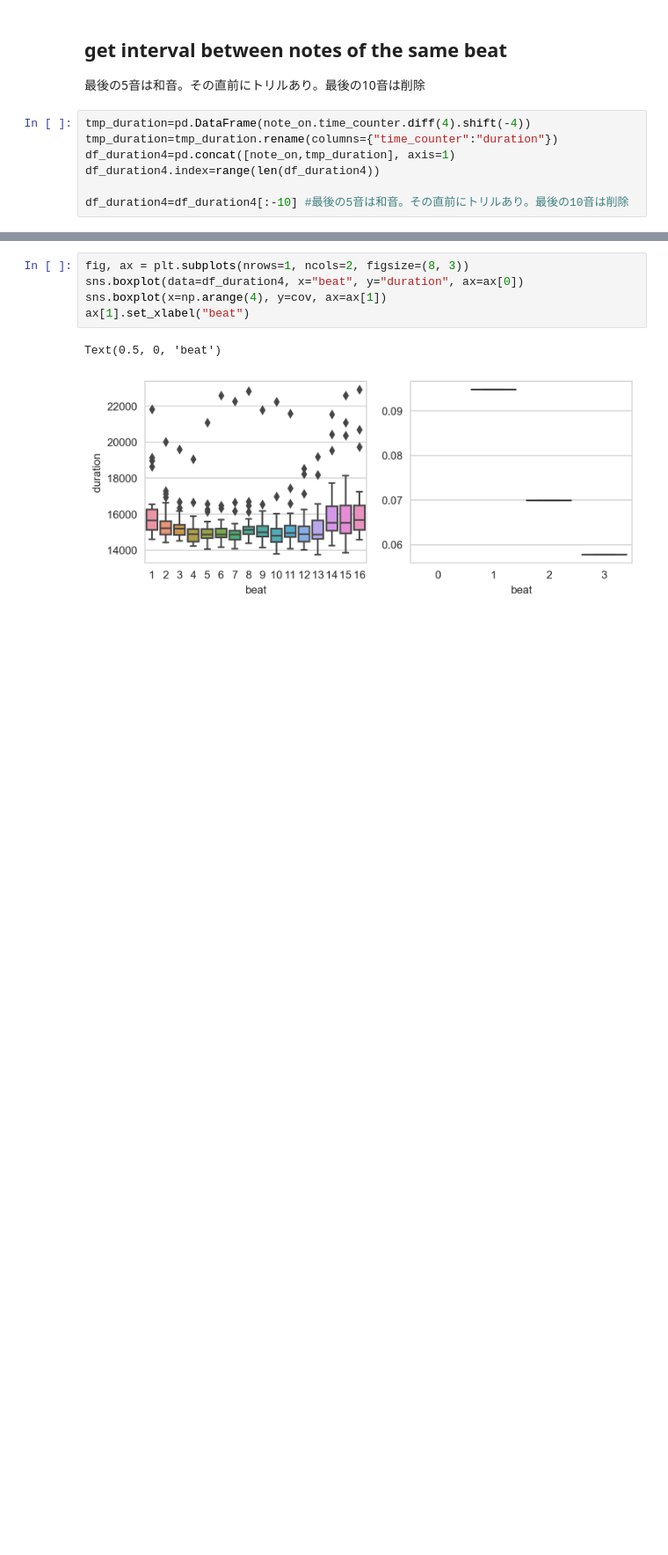
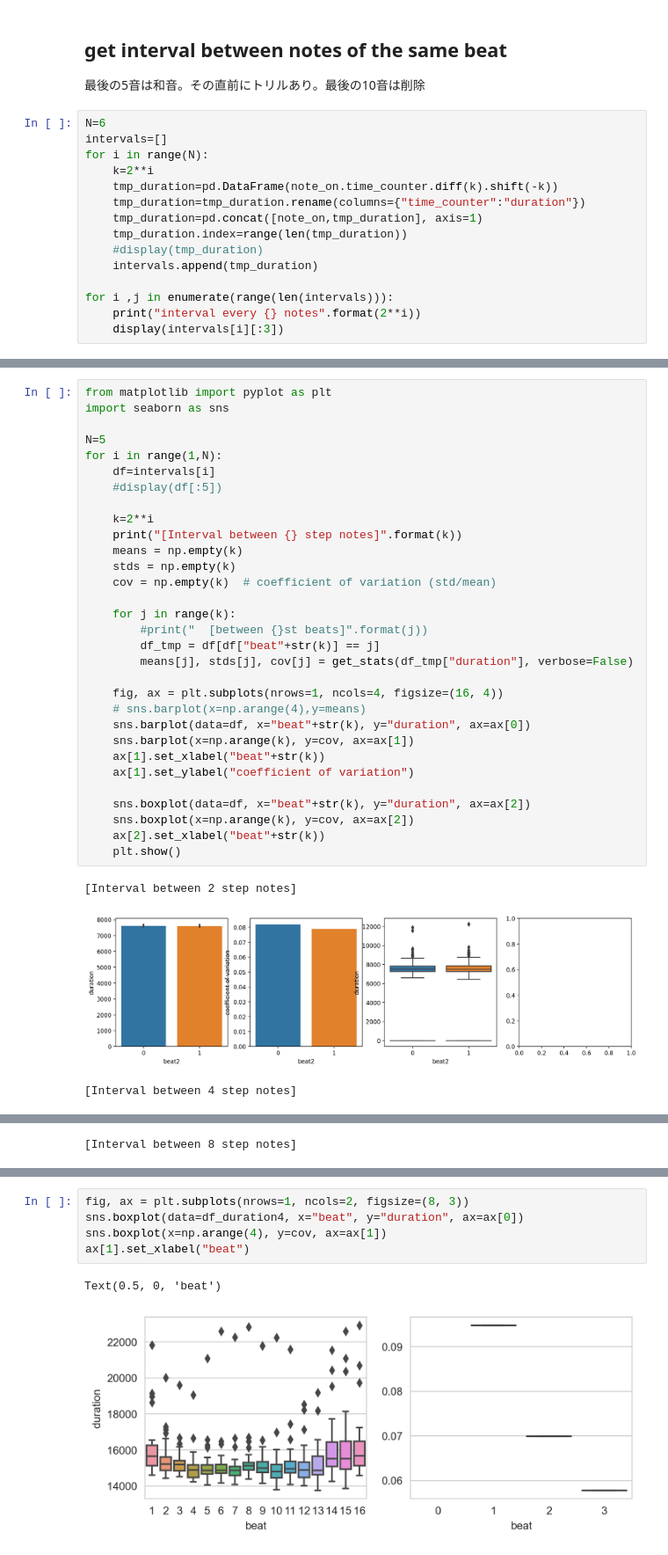
Before and after one commit to jnishii/midi-roll, a Jupyter notebook: midi_analysis.ipynb, the cells around one changed output, grey strips where cells are left out. Shown at 88% size. Cells and saved outputs as stored; diff of their text form; blank space fills up the shorter version.

```diff
--- a/midi_analysis.ipynb
+++ b/midi_analysis.ipynb
@@ -106,9 +94,17 @@ df_duration=df_duration[:-10] #最後の5音は和音。その直前にトリル
 
 最後の5音は和音。その直前にトリルあり。最後の10音は削除
 # %%
-tmp_duration=pd.DataFrame(note_on.time_counter.diff(4).shift(-4))
-tmp_duration=tmp_duration.rename(columns={"time_counter":"duration"})
-df_duration4=pd.concat([note_on,tmp_duration], axis=1)
-df_duration4.index=range(len(df_duration4))
+N=6
+intervals=[]
+for i in range(N):
+    k=2**i
+    tmp_duration=pd.DataFrame(note_on.time_counter.diff(k).shift(-k))
+    tmp_duration=tmp_duration.rename(columns={"time_counter":"duration"})
+    tmp_duration=pd.concat([note_on,tmp_duration], axis=1)
+    tmp_duration.index=range(len(tmp_duration))
+    #display(tmp_duration)
+    intervals.append(tmp_duration)
 
-df_duration4=df_duration4[:-10] #最後の5音は和音。その直前にトリルあり。最後の10音は削除
+for i ,j in enumerate(range(len(intervals))):
+    print("interval every {} notes".format(2**i))
+    display(intervals[i][:3])
@@ -114,0 +150,35 @@ df_duration4=df_duration4[:-10] #最後の5音は和音。その直前にトリ
+# %%
+from matplotlib import pyplot as plt
+import seaborn as sns
+
+N=5
+for i in range(1,N):
+    df=intervals[i]
+    #display(df[:5])
+
+    k=2**i
+    print("[Interval between {} step notes]".format(k))
+    means = np.empty(k)
+    stds = np.empty(k)
+    cov = np.empty(k)  # coefficient of variation (std/mean)
+
+    for j in range(k):
+        #print("  [between {}st beats]".format(j))
+        df_tmp = df[df["beat"+str(k)] == j]
+        means[j], stds[j], cov[j] = get_stats(df_tmp["duration"], verbose=False)
+
+    fig, ax = plt.subplots(nrows=1, ncols=4, figsize=(16, 4))
+    # sns.barplot(x=np.arange(4),y=means)
+    sns.barplot(data=df, x="beat"+str(k), y="duration", ax=ax[0])
+    sns.barplot(x=np.arange(k), y=cov, ax=ax[1])
+    ax[1].set_xlabel("beat"+str(k))
+    ax[1].set_ylabel("coefficient of variation")
+
+    sns.boxplot(data=df, x="beat"+str(k), y="duration", ax=ax[2])
+    sns.boxplot(x=np.arange(k), y=cov, ax=ax[2])
+    ax[2].set_xlabel("beat"+str(k))
+    plt.show()
+# %% [output]
+[Interval between 2 step notes]
+[figure, added]
+[Interval between 4 step notes]
@@ -114,0 +186 @@ df_duration4=df_duration4[:-10] #最後の5音は和音。その直前にトリ
+[Interval between 8 step notes]
```
Also changed, not shown: parts of 9 cells of this notebook, 1 other file.
